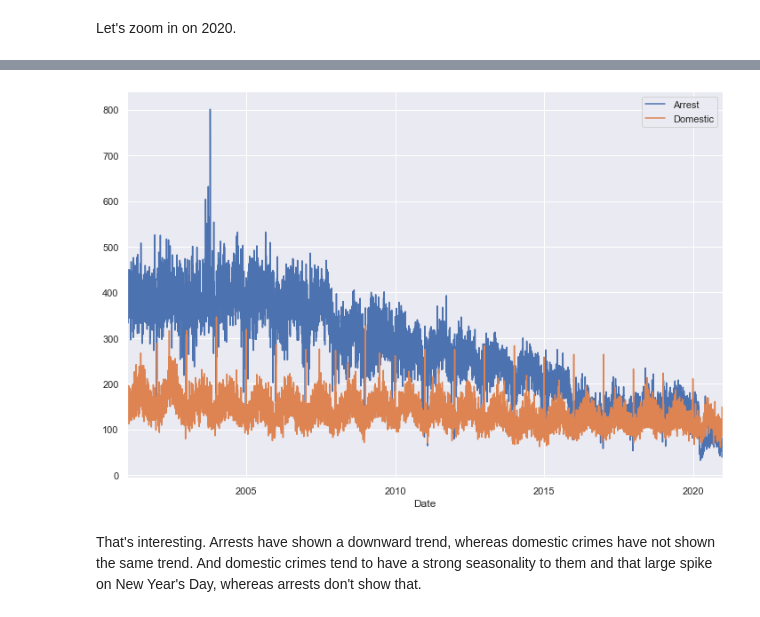
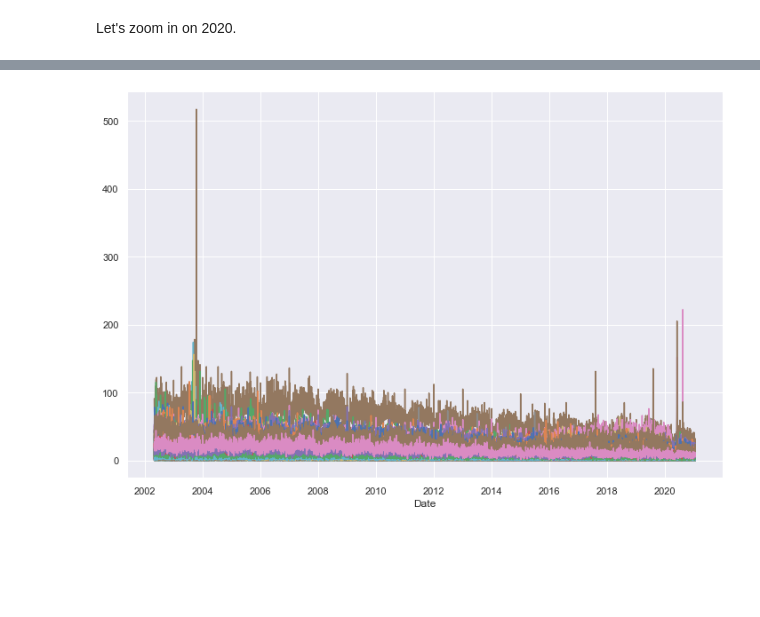
Before and after one commit to ruthcaswellsmith/Capstone---City-of-Chicago-Crime-Time-Series-Analysis, a Jupyter notebook: notebooks/Capstone - City of Chicago Crime - Exploratory Data Analysis.ipynb, the cells around one changed output, grey strips where cells are left out. Cells and saved outputs as stored; diff of their text form; code cells hidden in the pictures; blank space fills up the shorter version.

Commit message:
Rework based on Community Area

```diff
--- a/notebooks/Capstone - City of Chicago Crime - Exploratory Data Analysis.ipynb
+++ b/notebooks/Capstone - City of Chicago Crime - Exploratory Data Analysis.ipynb
@@ -166,0 +265,4 @@ crimes_byday[crime_groups].loc['2020-01-01':].plot(figsize=(12,8),legend=True);
+# %%
+crimes_byarea = crimes[['ID','Community Area']].groupby(by=[crimes.index.date,'Community Area']).count().rename(columns={'ID':'Count'})
+# %%
+crimes_byarea = crimes_byarea.reset_index().rename(columns={'level_0':'Date'}).set_index('Date')
@@ -166,0 +279,3 @@ crimes_byday[crime_groups].loc['2020-01-01':].plot(figsize=(12,8),legend=True);
+# %%
+# Now pivot the table
+crimes_byarea = crimes_byarea.pivot(columns='Community Area',values='Count')
@@ -166,0 +293,5 @@ crimes_byday[crime_groups].loc['2020-01-01':].plot(figsize=(12,8),legend=True);
+# %%
+crimes_byarea.fillna(0, inplace=True)
+community_areas_list = list(crimes_byarea.columns)
+for community_area in community_areas_list:
+    crimes_byarea[community_area] = crimes_byarea[community_area].astype(int)
@@ -167,6 +309,4 @@ crimes_byday[crime_groups].loc['2020-01-01':].plot(figsize=(12,8),legend=True);
 # %%
-crimes_byday[['Arrest','Domestic']].plot(figsize=(12,8));
+crimes_byarea.plot(figsize=(12,8),legend=False);
 # %% [output]
-[figure, old version]
+[figure, new version]
-# %% [markdown]
-That's interesting.  Arrests have shown a downward trend, whereas domestic crimes have not shown the same trend.  And domestic crimes tend to have a strong seasonality to them and that large spike on New Year's Day, whereas arrests don't show that.
```
Also changed, not shown: parts of 61 cells of this notebook, 2 other files.
